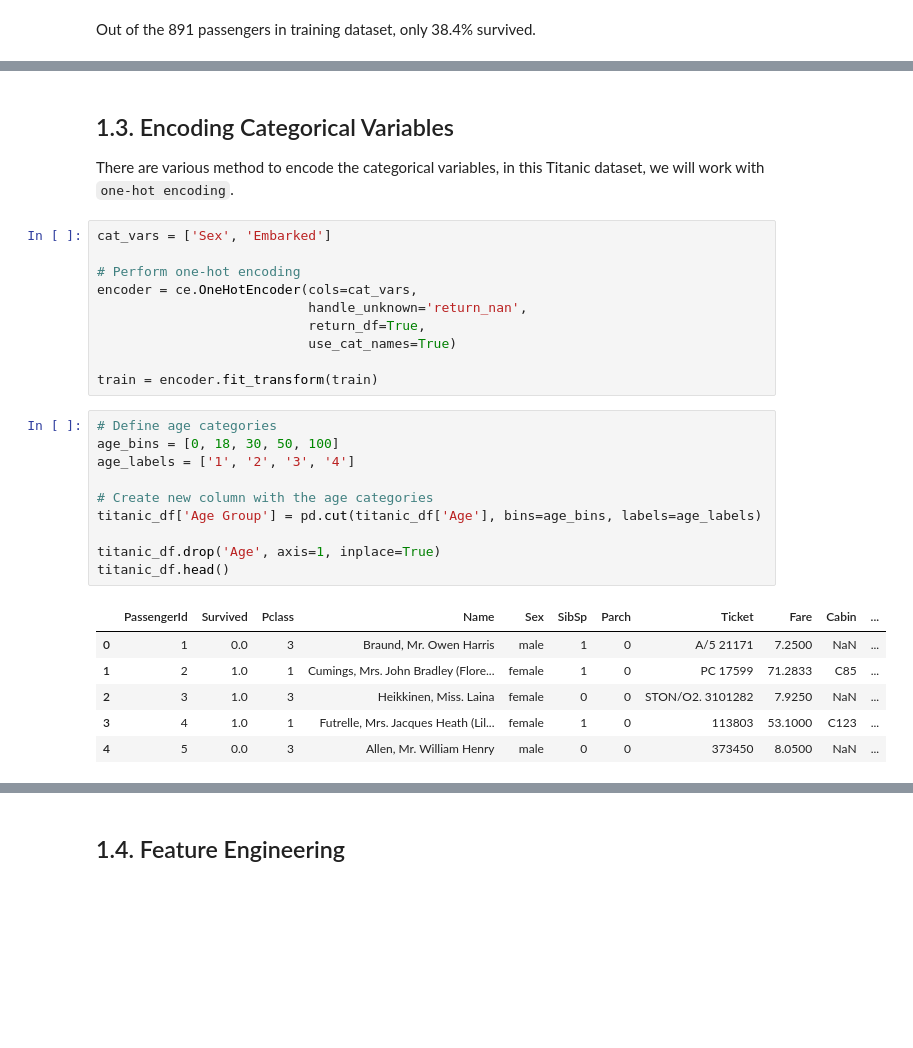
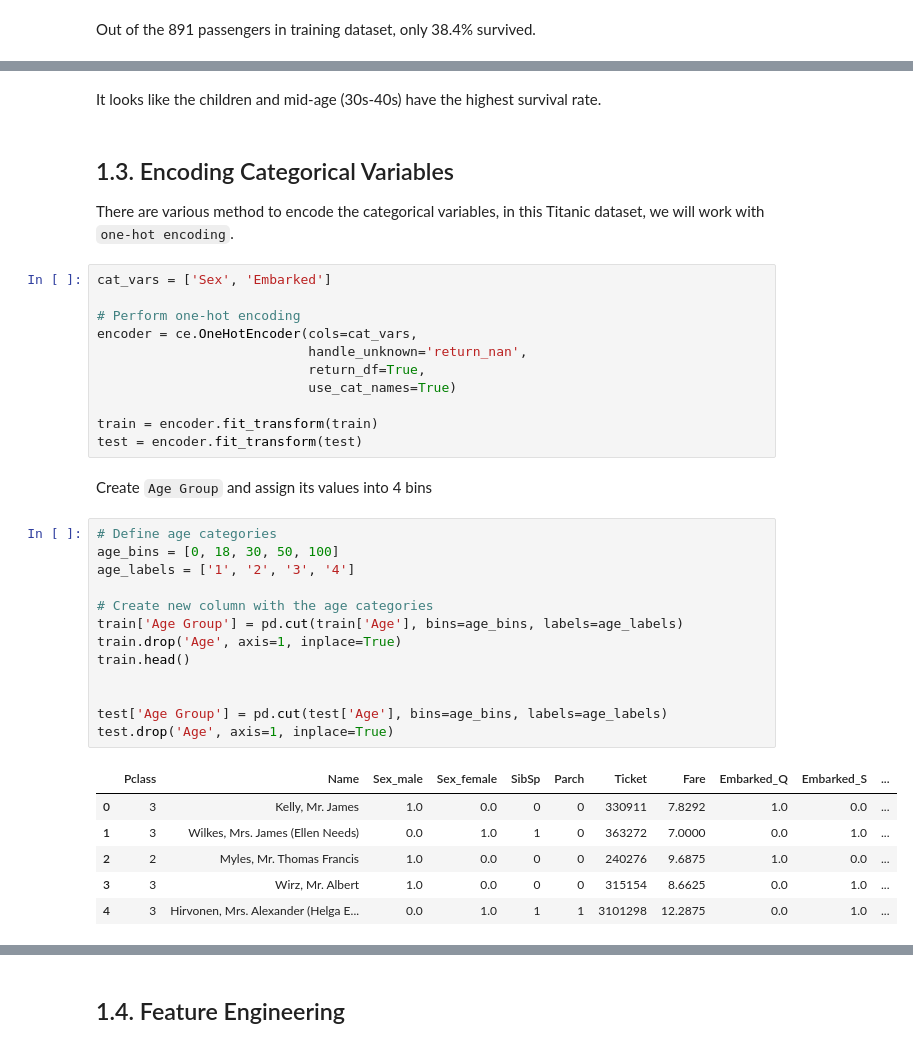
Before and after one commit to vanle2000/Titanic_EDA-and-Survival-Prediction, a Jupyter notebook: Titanic_Disaster.ipynb, the cells around one changed output, grey strips where cells are left out. Cells and saved outputs as stored; diff of their text form; blank space fills up the shorter version.

```diff
--- a/Titanic_Disaster.ipynb
+++ b/Titanic_Disaster.ipynb
@@ -187,3 +254,5 @@ Out of the 891 passengers in training dataset, only 38.4% survived.
+# %% [markdown]
+It looks like the children and mid-age (30s-40s) have the highest survival rate.
 # %% [markdown]
 ## 1.3. Encoding Categorical Variables
 There are various method to encode the categorical variables, in this Titanic dataset, we will work with `one-hot encoding`.
@@ -197,20 +266,26 @@ encoder = ce.OneHotEncoder(cols=cat_vars,
                            use_cat_names=True)
 
 train = encoder.fit_transform(train)
+test = encoder.fit_transform(test)
+# %% [markdown]
+Create `Age Group` and assign its values into 4 bins
 # %%
 # Define age categories
 age_bins = [0, 18, 30, 50, 100]
 age_labels = ['1', '2', '3', '4']
 
 # Create new column with the age categories
-titanic_df['Age Group'] = pd.cut(titanic_df['Age'], bins=age_bins, labels=age_labels)
+train['Age Group'] = pd.cut(train['Age'], bins=age_bins, labels=age_labels)
+train.drop('Age', axis=1, inplace=True)
+train.head()
 
-titanic_df.drop('Age', axis=1, inplace=True)
-titanic_df.head()
+
+test['Age Group'] = pd.cut(test['Age'], bins=age_bins, labels=age_labels)
+test.drop('Age', axis=1, inplace=True)
 # %% [output]
-|  | PassengerId | Survived | Pclass | Name | Sex | SibSp | Parch | Ticket | Fare | Cabin | ... |
-| 0 | 1 | 0.0 | 3 | Braund, Mr. Owen Harris | male | 1 | 0 | A/5 21171 | 7.2500 | NaN | ... |
-| 1 | 2 | 1.0 | 1 | Cumings, Mrs. John Bradley (Flore... | female | 1 | 0 | PC 17599 | 71.2833 | C85 | ... |
-| 2 | 3 | 1.0 | 3 | Heikkinen, Miss. Laina | female | 0 | 0 | STON/O2. 3101282 | 7.9250 | NaN | ... |
-| 3 | 4 | 1.0 | 1 | Futrelle, Mrs. Jacques Heath (Lil... | female | 1 | 0 | 113803 | 53.1000 | C123 | ... |
-| 4 | 5 | 0.0 | 3 | Allen, Mr. William Henry | male | 0 | 0 | 373450 | 8.0500 | NaN | ... |
+|  | Pclass | Name | Sex_male | Sex_female | SibSp | Parch | Ticket | Fare | Embarked_Q | Embarked_S | ... |
+| 0 | 3 | Kelly, Mr. James | 1.0 | 0.0 | 0 | 0 | 330911 | 7.8292 | 1.0 | 0.0 | ... |
+| 1 | 3 | Wilkes, Mrs. James (Ellen Needs) | 0.0 | 1.0 | 1 | 0 | 363272 | 7.0000 | 0.0 | 1.0 | ... |
+| 2 | 2 | Myles, Mr. Thomas Francis | 1.0 | 0.0 | 0 | 0 | 240276 | 9.6875 | 1.0 | 0.0 | ... |
+| 3 | 3 | Wirz, Mr. Albert | 1.0 | 0.0 | 0 | 0 | 315154 | 8.6625 | 0.0 | 1.0 | ... |
+| 4 | 3 | Hirvonen, Mrs. Alexander (Helga E... | 0.0 | 1.0 | 1 | 1 | 3101298 | 12.2875 | 0.0 | 1.0 | ... |
```
Also changed, not shown: parts of 13 cells of this notebook.
